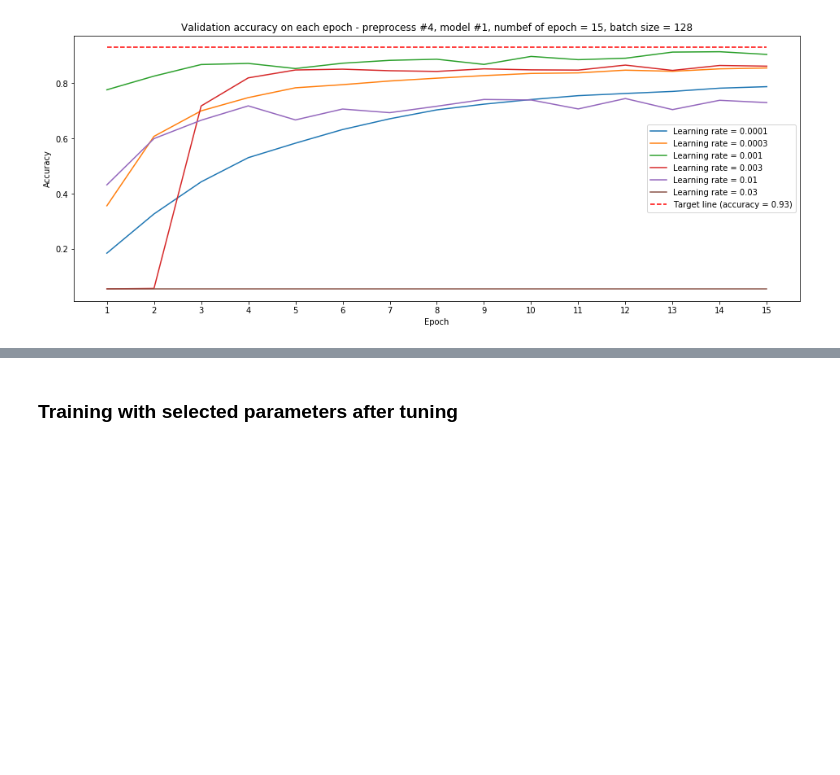
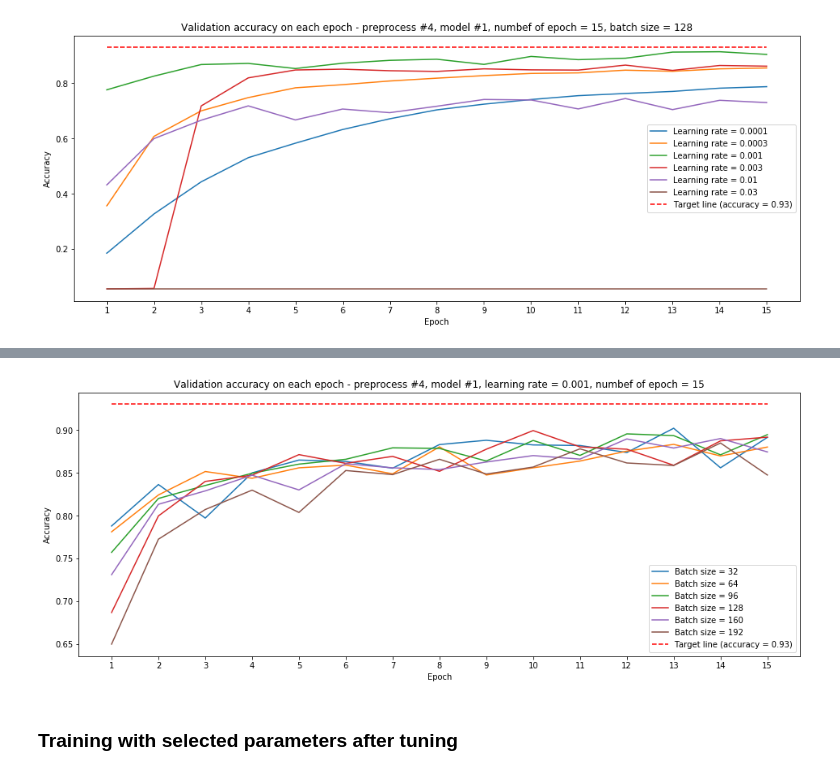
Before and after one commit to pl80tech/CarND-Traffic-Sign-Classifier, a Jupyter notebook: Traffic_Sign_Classifier.ipynb, the cells around one changed output, grey strips where cells are left out. Cells and saved outputs as stored; diff of their text form; code cells hidden in the pictures; blank space fills up the shorter version.

Commit message:
Tuning result with different learning batch size (new pipeline)

```diff
--- a/Traffic_Sign_Classifier.ipynb
+++ b/Traffic_Sign_Classifier.ipynb
@@ -699,8 +717,10 @@ for batch_size in batch_sizes:
 # %%
 # Show training results
-train_info_batch = 'preprocess #4, model #1, learning rate = 0.001, numbef of epoch = 20'
+train_info_batch = 'preprocess #4, model #1, learning rate = 0.001, numbef of epoch = 15'
 savepath = './output_images/valid_acc_vs_different_batchsize.jpg'
 plot_training_results(valid_accuracy_batch, labels_batch, savepath, train_info_batch)
+# %% [output]
+[figure, added]
 # %% [markdown]
 ### Training with selected parameters after tuning
 # %%
```
Also changed, not shown: parts of 1 cell of this notebook.
